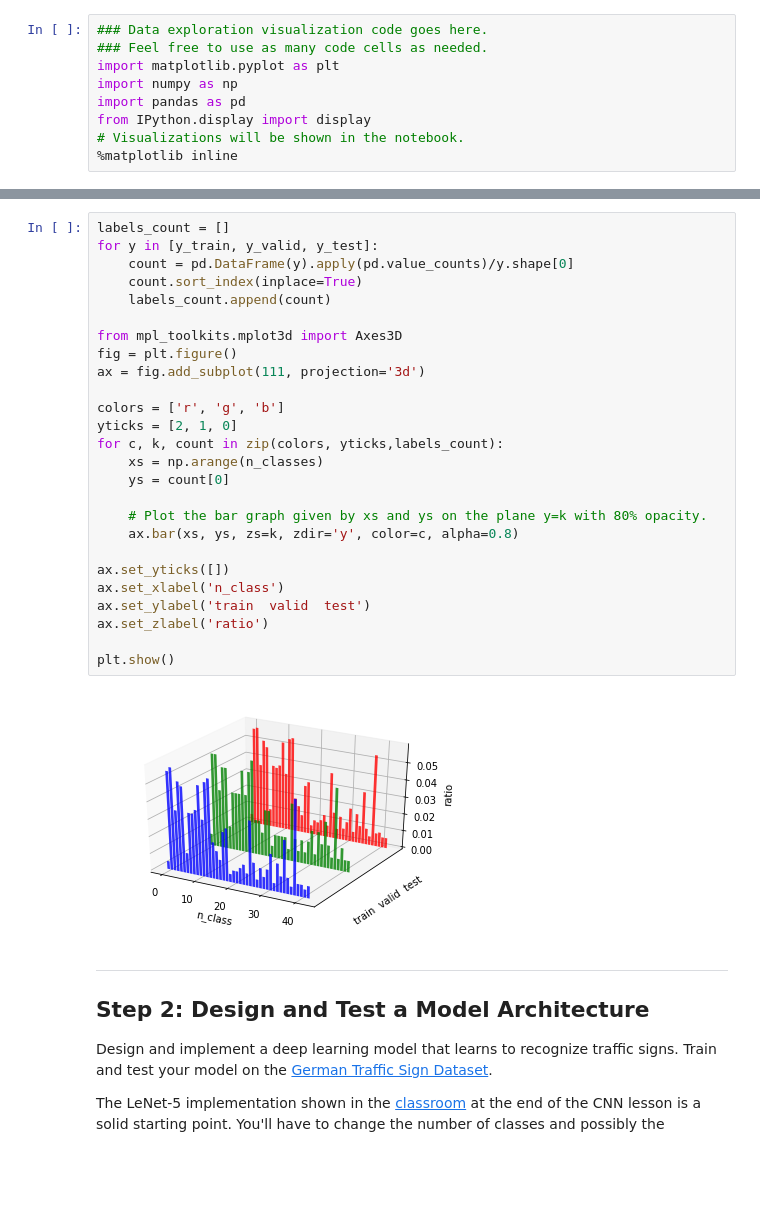
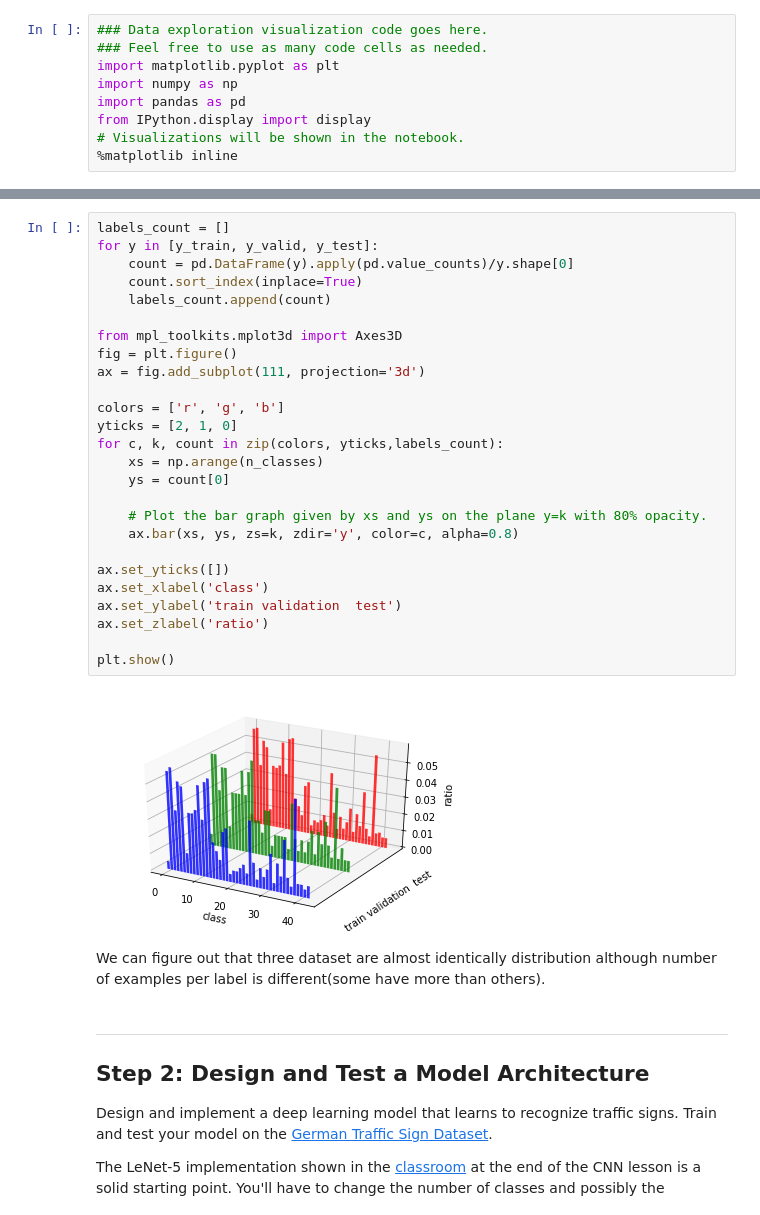
Before and after one commit to LFElodie/CarND-Traffic-Sign-Classifier-Project, a Jupyter notebook: Traffic_Sign_Classifier.ipynb, the cells around one changed output, grey strips where cells are left out. Cells and saved outputs as stored; diff of their text form; blank space fills up the shorter version.

```diff
--- a/Traffic_Sign_Classifier.ipynb
+++ b/Traffic_Sign_Classifier.ipynb
@@ -131,31 +163,33 @@ plt.show()
 # %%
 labels_count = []
 for y in [y_train, y_valid, y_test]:
     count = pd.DataFrame(y).apply(pd.value_counts)/y.shape[0]
     count.sort_index(inplace=True)
     labels_count.append(count)
 
 from mpl_toolkits.mplot3d import Axes3D
 fig = plt.figure()
 ax = fig.add_subplot(111, projection='3d')
 
 colors = ['r', 'g', 'b']
 yticks = [2, 1, 0]
 for c, k, count in zip(colors, yticks,labels_count):
     xs = np.arange(n_classes)
     ys = count[0]
 
     # Plot the bar graph given by xs and ys on the plane y=k with 80% opacity.
     ax.bar(xs, ys, zs=k, zdir='y', color=c, alpha=0.8)
 
 ax.set_yticks([])
-ax.set_xlabel('n_class')
-ax.set_ylabel('train  valid  test')
+ax.set_xlabel('class')
+ax.set_ylabel('train validation  test')
 ax.set_zlabel('ratio')
 
 plt.show()
 # %% [output]
-[figure, old version]
+[figure, new version]
+# %% [markdown]
+We can figure out that three dataset are almost identically distribution although number of examples per label is different(some have more than others).
 # %% [markdown]
 ----
 
```
Also changed, not shown: parts of 33 cells of this notebook.
